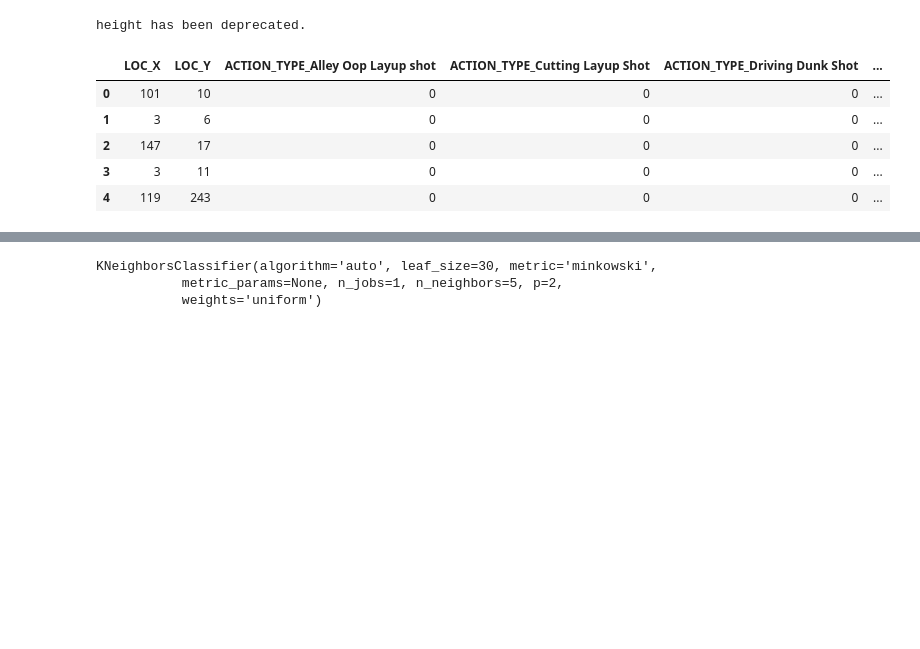
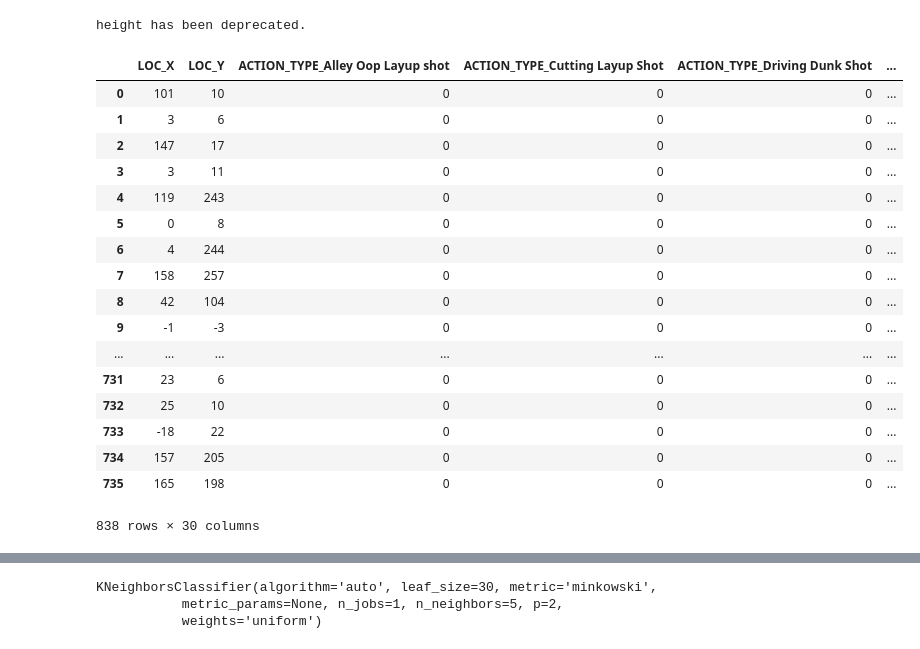
Before and after one commit to nkasmanoff/MLstuff, a Jupyter notebook: Phys476/project/Shot chart shots.ipynb, the cells around one changed output, grey strips where cells are left out. Drawn from its saved outputs; the diff is of its cells as text; code cells hidden in the pictures; blank space fills up the shorter version.

```diff
--- a/Phys476/project/Shot chart shots.ipynb
+++ b/Phys476/project/Shot chart shots.ipynb
@@ -53,11 +55,23 @@ def get_shotchart(PID):
 # %%
 spencertable = get_shotchart(dinwiddie)
 # %%
-spencertable.head()
+spencertable
 # %% [output]
 |  | LOC_X | LOC_Y | ACTION_TYPE_Alley Oop Layup shot | ACTION_TYPE_Cutting Layup Shot | ACTION_TYPE_Driving Dunk Shot | ... |
 | 0 | 101 | 10 | 0 | 0 | 0 | ... |
 | 1 | 3 | 6 | 0 | 0 | 0 | ... |
 | 2 | 147 | 17 | 0 | 0 | 0 | ... |
 | 3 | 3 | 11 | 0 | 0 | 0 | ... |
 | 4 | 119 | 243 | 0 | 0 | 0 | ... |
+| 5 | 0 | 8 | 0 | 0 | 0 | ... |
+| 6 | 4 | 244 | 0 | 0 | 0 | ... |
+| 7 | 158 | 257 | 0 | 0 | 0 | ... |
+| 8 | 42 | 104 | 0 | 0 | 0 | ... |
+| 9 | -1 | -3 | 0 | 0 | 0 | ... |
+| ... | ... | ... | ... | ... | ... | ... |
+| 731 | 23 | 6 | 0 | 0 | 0 | ... |
+| 732 | 25 | 10 | 0 | 0 | 0 | ... |
+| 733 | -18 | 22 | 0 | 0 | 0 | ... |
+| 734 | 157 | 205 | 0 | 0 | 0 | ... |
+| 735 | 165 | 198 | 0 | 0 | 0 | ... |
+838 rows × 30 columns
```
Also changed, not shown: parts of 3 cells of this notebook, 2 other files.
